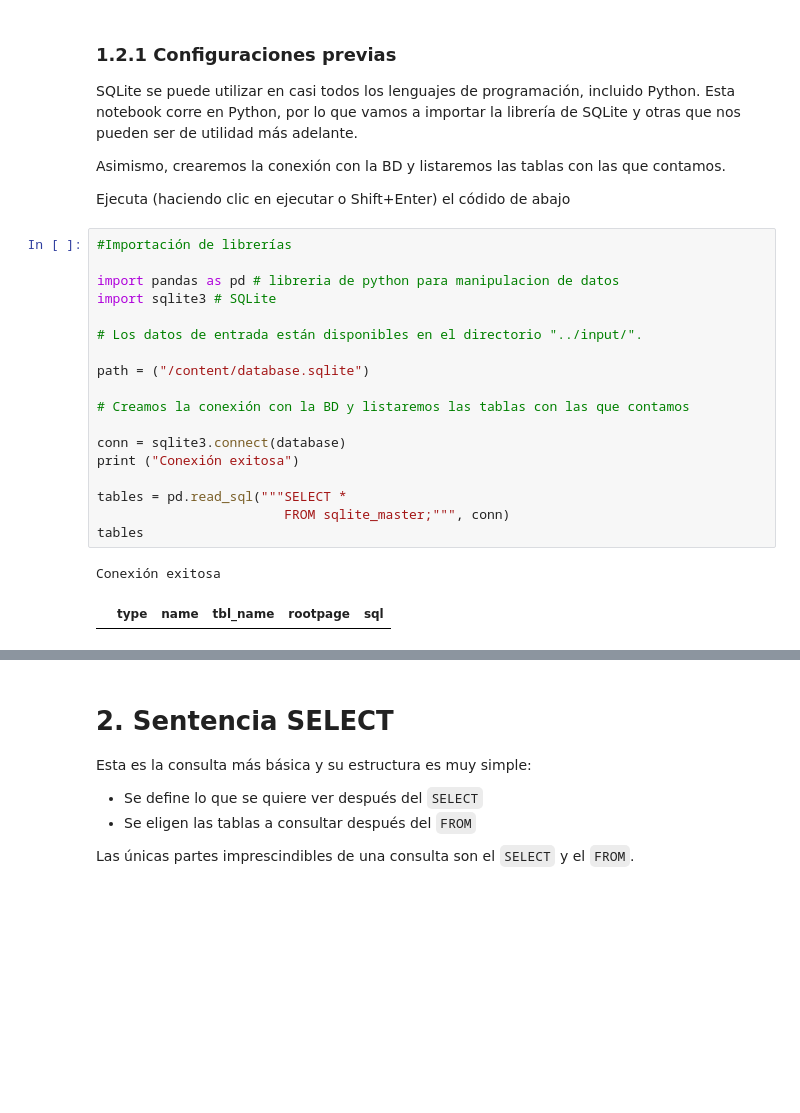
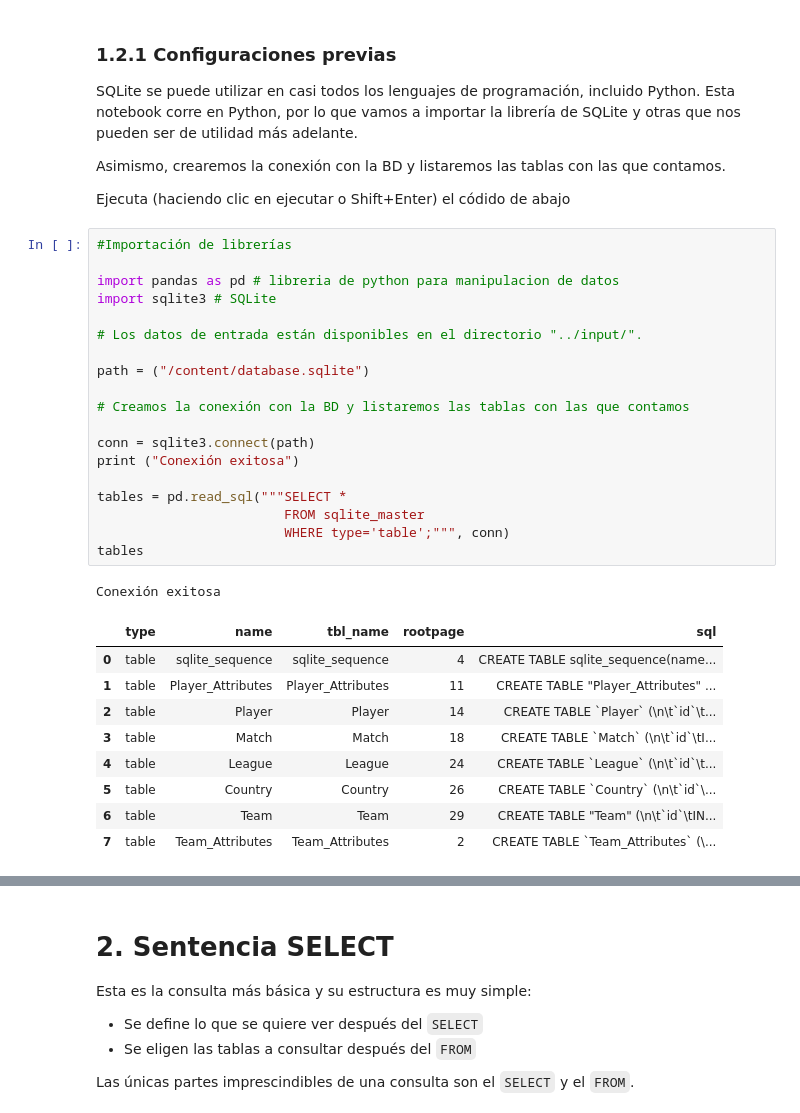
Before and after one commit to Dannap77/Talento-tech, a Jupyter notebook: Data_Analysis_SQL.ipynb, the cells around one changed output, grey strips where cells are left out. Saved outputs shown, nothing was run; the diff lists cells and outputs as text; blank space fills up the shorter version.

```diff
--- a/Data_Analysis_SQL.ipynb
+++ b/Data_Analysis_SQL.ipynb
@@ -42,21 +42,30 @@ Ejecuta (haciendo clic en ejecutar o Shift+Enter) el códido de abajo
 # %%
 #Importación de librerías
 
 import pandas as pd # libreria de python para manipulacion de datos
 import sqlite3 # SQLite
 
 # Los datos de entrada están disponibles en el directorio "../input/".
 
 path = ("/content/database.sqlite")
 
 # Creamos la conexión con la BD y listaremos las tablas con las que contamos
 
-conn = sqlite3.connect(database)
+conn = sqlite3.connect(path)
 print ("Conexión exitosa")
 
 tables = pd.read_sql("""SELECT *
-                        FROM sqlite_master;""", conn)
+                        FROM sqlite_master
+                        WHERE type='table';""", conn)
 tables
 # %% [output]
 Conexión exitosa
 |  | type | name | tbl_name | rootpage | sql |
+| 0 | table | sqlite_sequence | sqlite_sequence | 4 | CREATE TABLE sqlite_sequence(name... |
+| 1 | table | Player_Attributes | Player_Attributes | 11 | CREATE TABLE "Player_Attributes" ... |
+| 2 | table | Player | Player | 14 | CREATE TABLE `Player` (\n\t`id`\t... |
+| 3 | table | Match | Match | 18 | CREATE TABLE `Match` (\n\t`id`\tI... |
+| 4 | table | League | League | 24 | CREATE TABLE `League` (\n\t`id`\t... |
+| 5 | table | Country | Country | 26 | CREATE TABLE `Country` (\n\t`id`\... |
+| 6 | table | Team | Team | 29 | CREATE TABLE "Team" (\n\t`id`\tIN... |
+| 7 | table | Team_Attributes | Team_Attributes | 2 | CREATE TABLE `Team_Attributes` (\... |
```
Also changed, not shown: parts of 31 cells of this notebook.
